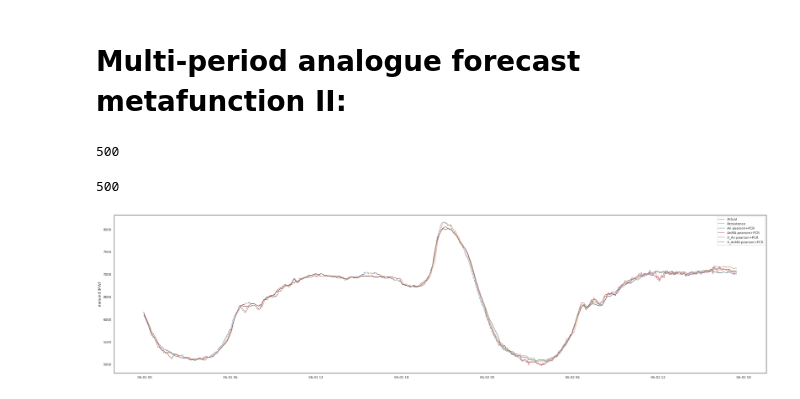
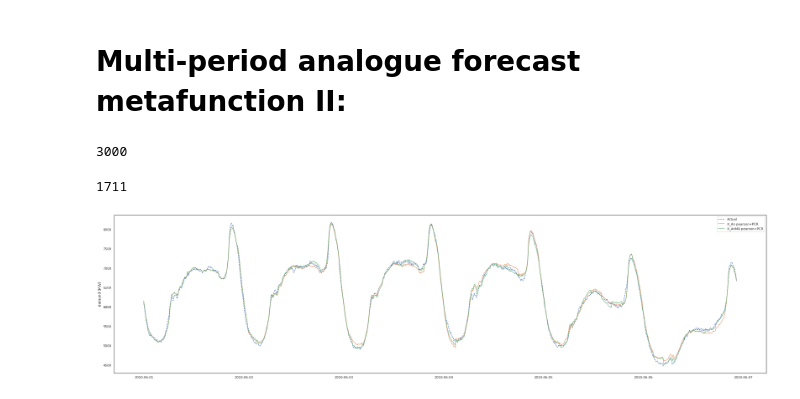
Before and after one commit to urieliram/analog, a Jupyter notebook: Analog3.ipynb, the cells around one changed output. Drawn from its saved outputs; the diff is of its cells as text; code cells hidden in the pictures.

```diff
--- a/Analog3.ipynb
+++ b/Analog3.ipynb
@@ -164,7 +153,7 @@ def diff(list1,list2):
     return difference
 # %%
 CYAN = '#76ced6' ; LILA = '#777bd4'; VERDE='#17cb49'; NARA='#ff8000'; AZUL='#168fff'; OTROAZUL = "b-"; ROJO= "r-"; MAGE="FF00FF";
-def print_serie2(serie_,prototipo_,title_,ytitle_,xtitle_,sizex_=8,sizey_=5,namefile_='fig_t16_serie.png'):
+def print_serie2(serie_,prototipo_,title_,ytitle_,xtitle_,sizex_=8,sizey_=5,namefile_='series.png'):
     fig, ax1 = plt.subplots(figsize=(sizex_,sizey_))
     plt.title(title_,fontsize='x-large',color=NARA)
     ax1.set_xlabel(xtitle_, color=NARA, fontsize='large')
@@ -594,19 +583,19 @@ npserie1 = numpy.array(serie1)
 ##                |                                               |<-n_p->|           |
 ##                |<------------------ train -------------------->|<-------test------>|
 ##                to                                              tt   ...j=0...      tf
-
+seriesname= 'series1'
+monthyear = 'jun2010'
 n_p       = 30         ## Number of periods per step (Two and half hour)
 vsele     = 288        ## Number of periods in a window (a day)
 k         = 5          ## Number of nearest neighbors
-tol      = 0.8   ## Closest tolerance percentage between neighbors
-typedist  = 'pearson'  ## Distance betweeen neighbors
-typereg   = 'PCR'      ## Regression model
-namefile  = 'forecast'
-monthyear = 'jun2010'
+tol       = 0.8        ## Closest tolerance percentage between neighbors
+typedist  = 'pearson'  ## Distance betweeen neighbors 'pearson' 'euclidian' 'dtw'
+typereg   = 'PCR'      ## Regression model 'OLSstep' 'Boosting' 'Bagging' 'LinearReg' 'AdaBoost'
+                       ##'BayesRidge' 'LassoReg' 'RidgeReg' 'PLS' 'PCR' 'VotingEnsemble' 'VotingLinear'
 # %%
 # >>> provisional para pruebas preliminares (-comentar-)
 positions_test= [(9218, 43770, 43780)] ## falla
-positions_test= [(8929, 43487, 43987)] ## Predecir junio
+positions_test= [(8928, 43487, 46487)] ## Predecir junio
 # %% [markdown]
 # Multi-period **analogue** forecast metafunction **II**:
 # %%
@@ -627,7 +616,7 @@ for to,tt,tf in positions_test:
       test_ = test_ + serie1[tt:tf]
 print(len(test_))
 # %% [output]
-500
+3000
 # %%
 t_sel           = []
 t_reg           = []
@@ -695,39 +683,48 @@ for to,tt,tf in positions_test:
         forecastX_An_  = forecastX_An_[  0:end]
         forecastX_AnMA_= forecastX_AnMA_[0:end]
 print('>>>Number of forecasts not calculated:', nfail)
+# %%
+end=min(len(forecastAn_),len(forecastX_An_))
+forecastAn_    = forecastAn_[    0:end]
+forecastAnMA_  = forecastAnMA_[  0:end]
+forecastX_An_  = forecastX_An_[  0:end]
+forecastX_AnMA_= forecastX_AnMA_[0:end]
+forecastp_= forecastp_[0:end]
+test_= test_[0:end]
 # %%
 print(len(forecastAn_))
 # %% [output]
-500
+1711
 # %%
 date_i = df_5.reset_index().iloc[tt].Date
 # %%
 df_results = pd.DataFrame({
   'datetime'          : pd.date_range(date_i, periods=len(test_), freq="5T"),
   'Actual'            : test_,
-  'Persistence'       : forecastp_,
-  'An '    +typedist+'+'+typereg   : forecastAn_,
-  'AnMA '  +typedist+'+'+typereg   : forecastAnMA_,
+  #'Persistence'       : forecastp_,
+  #'An '    +typedist+'+'+typereg   : forecastAn_,
+  #'AnMA '  +typedist+'+'+typereg   : forecastAnMA_,
   'X_An '  +typedist+'+'+typereg   : forecastX_An_,
   'X_AnMA '+typedist+'+'+typereg   : forecastX_AnMA_,
 })
 df_results = df_results.set_index('datetime')
 
 ## Save in csv files
-df_results.to_csv(namefile+'_'+serie+'_'+monthyear+'.csv')
+
+df_results.to_csv('results_'+serie+'_'+monthyear+'.csv')
 
 plt.figure(figsize=(40, 10))
 for c in df_results:
   if c == 'Actual':
     plt.plot(df_results[c], '--', label = c)
   else:
     plt.plot(df_results[c], label = c, alpha=0.8)
 plt.legend()
 plt.ylabel('demand (MW)')
-plt.savefig('series_'+monthyear+'.pdf')
+plt.savefig('series_'+seriesname+'_'+monthyear+'.pdf')
 plt.show()
 # %% [output]
-[figure, old version]
+[figure, new version]
 # %%
 a=0; b=2000
 mae_p  = mean_absolute_error(test_[a:b],forecastp_[a:b])
```
Also changed, not shown: parts of 11 cells of this notebook.
